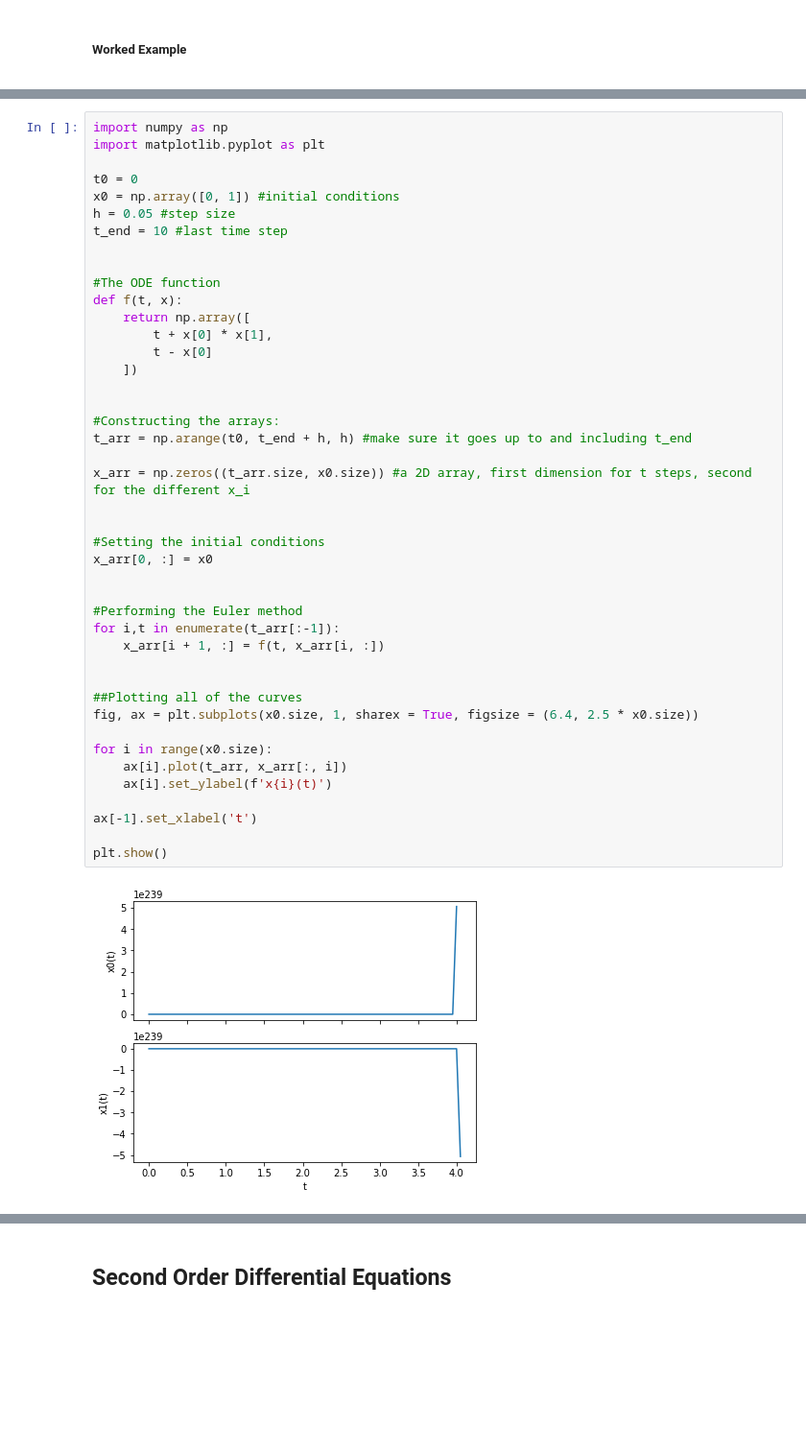
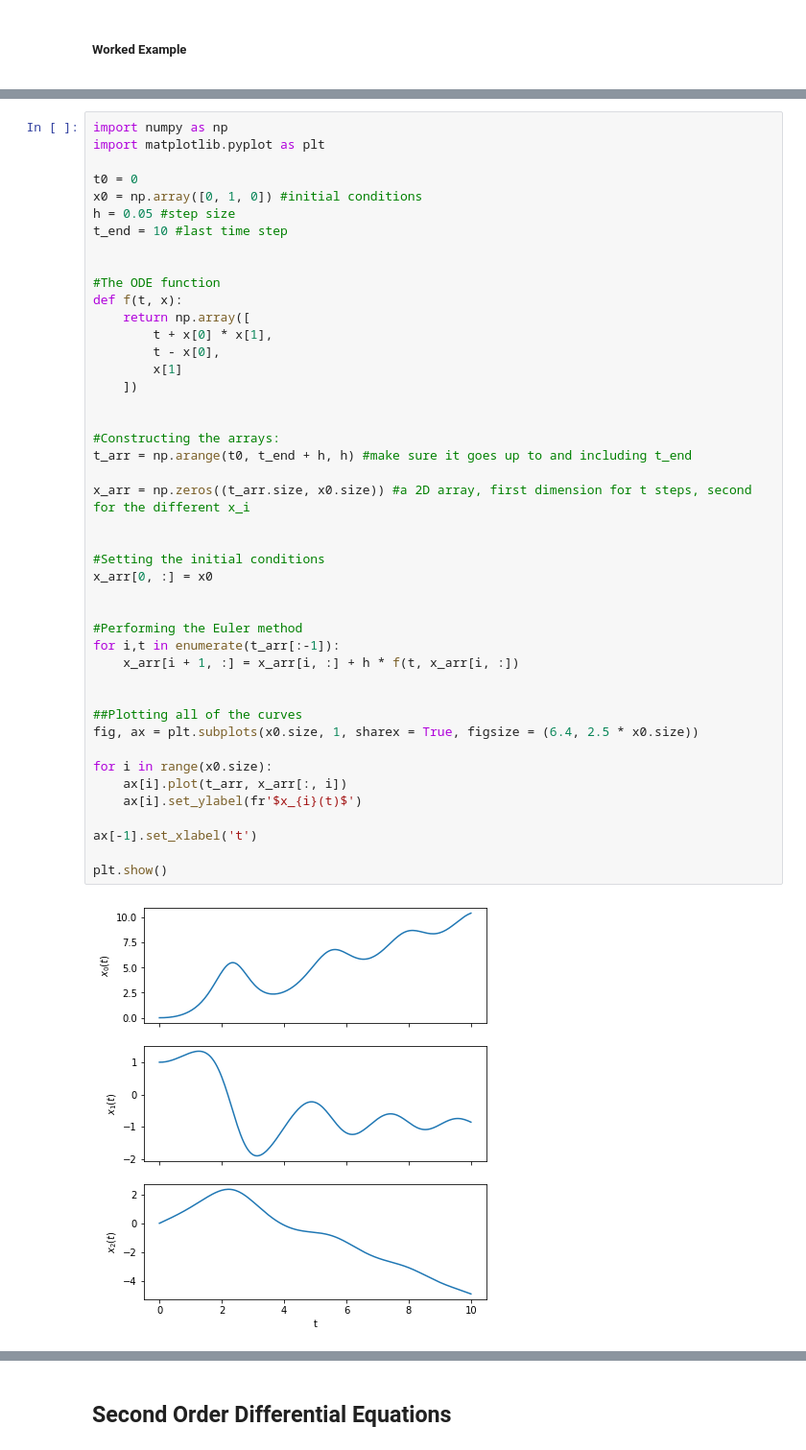
Before and after one commit to maystey/uct-nassp-cm, a Jupyter notebook: _sources/content/numerical-methods/ode/higher-order.ipynb, the cells around one changed output, grey strips where cells are left out. Shown at 96% size. Drawn from its saved outputs; the diff is of its cells as text; blank space fills up the shorter version.

```diff
--- a/_sources/content/numerical-methods/ode/higher-order.ipynb
+++ b/_sources/content/numerical-methods/ode/higher-order.ipynb
@@ -183,7 +181,7 @@ import numpy as np
 import matplotlib.pyplot as plt
 
 t0 = 0
-x0 = np.array([0, 1]) #initial conditions
+x0 = np.array([0, 1, 0]) #initial conditions
 h = 0.05 #step size
 t_end = 10 #last time step
 
@@ -192,37 +190,38 @@ t_end = 10 #last time step
 def f(t, x):
     return np.array([
         t + x[0] * x[1],
-        t - x[0]
+        t - x[0],
+        x[1]
     ])
 
 
 #Constructing the arrays:
 t_arr = np.arange(t0, t_end + h, h) #make sure it goes up to and including t_end
 
 x_arr = np.zeros((t_arr.size, x0.size)) #a 2D array, first dimension for t steps, second for the different x_i
 
 
 #Setting the initial conditions
 x_arr[0, :] = x0
 
 
 #Performing the Euler method
 for i,t in enumerate(t_arr[:-1]):
-    x_arr[i + 1, :] = f(t, x_arr[i, :])
+    x_arr[i + 1, :] = x_arr[i, :] + h * f(t, x_arr[i, :])
 
 
 ##Plotting all of the curves
 fig, ax = plt.subplots(x0.size, 1, sharex = True, figsize = (6.4, 2.5 * x0.size))
 
 for i in range(x0.size):
     ax[i].plot(t_arr, x_arr[:, i])
-    ax[i].set_ylabel(f'x{i}(t)')
+    ax[i].set_ylabel(fr'$x_{i}(t)$')
 
 ax[-1].set_xlabel('t')
 
 plt.show()
 # %% [output]
-[figure, old version]
+[figure, new version]
 # %% [markdown]
 <!-- Show a script where a function is used? -->
 # %% [markdown]
```
Also changed, not shown: parts of 2 cells of this notebook, 16 other files.
